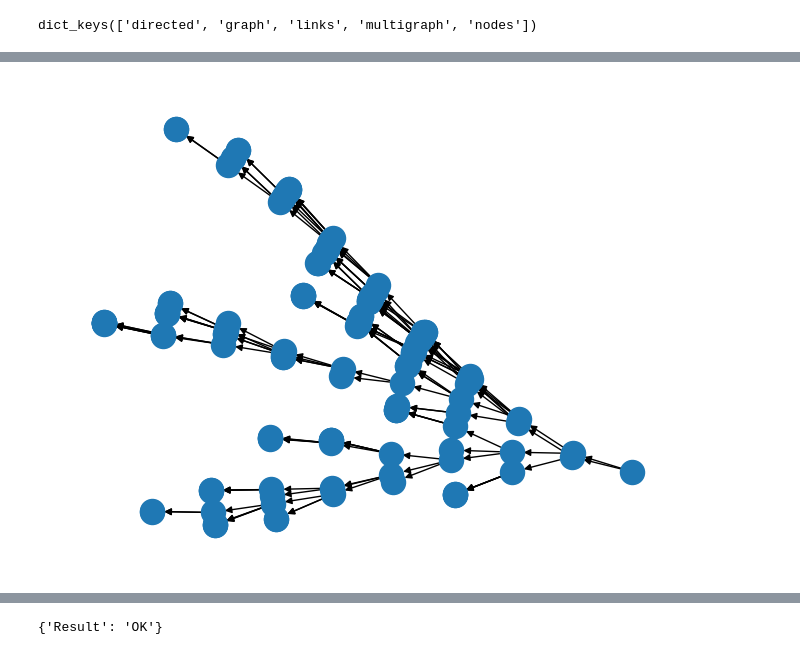
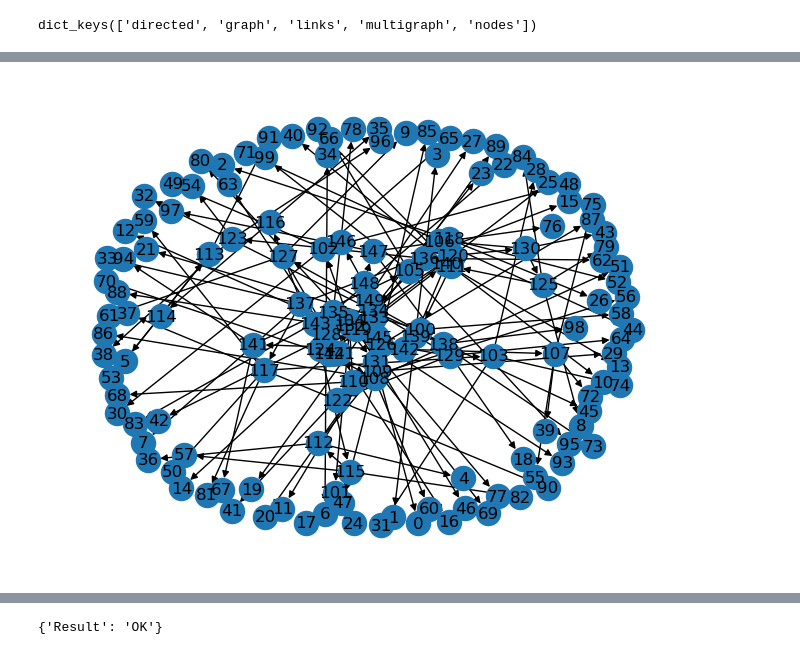
Before and after one commit to tommy2022/si649robogames, a Jupyter notebook: clients/Example.ipynb, the cells around one changed output, grey strips where cells are left out. Cells and saved outputs as stored; diff of their text form; code cells hidden in the pictures.

```diff
--- a/clients/Example.ipynb
+++ b/clients/Example.ipynb
@@ -184,6 +206,9 @@ tree = game.getTree()
 # %%
 # use networkx to parse and plot it
 genealogy = nx.tree_graph(tree)
-nx.draw_kamada_kawai(genealogy)
+# genealogy.neighbors(3)
+# for i in genealogy.all_neighbors(3):
+#     print(type(i))
+nx.draw(genealogy,with_labels = True)
 # %% [output]
-[figure, old version]
+[figure, new version]
```
Also changed, not shown: parts of 13 cells of this notebook, 1 other file.
